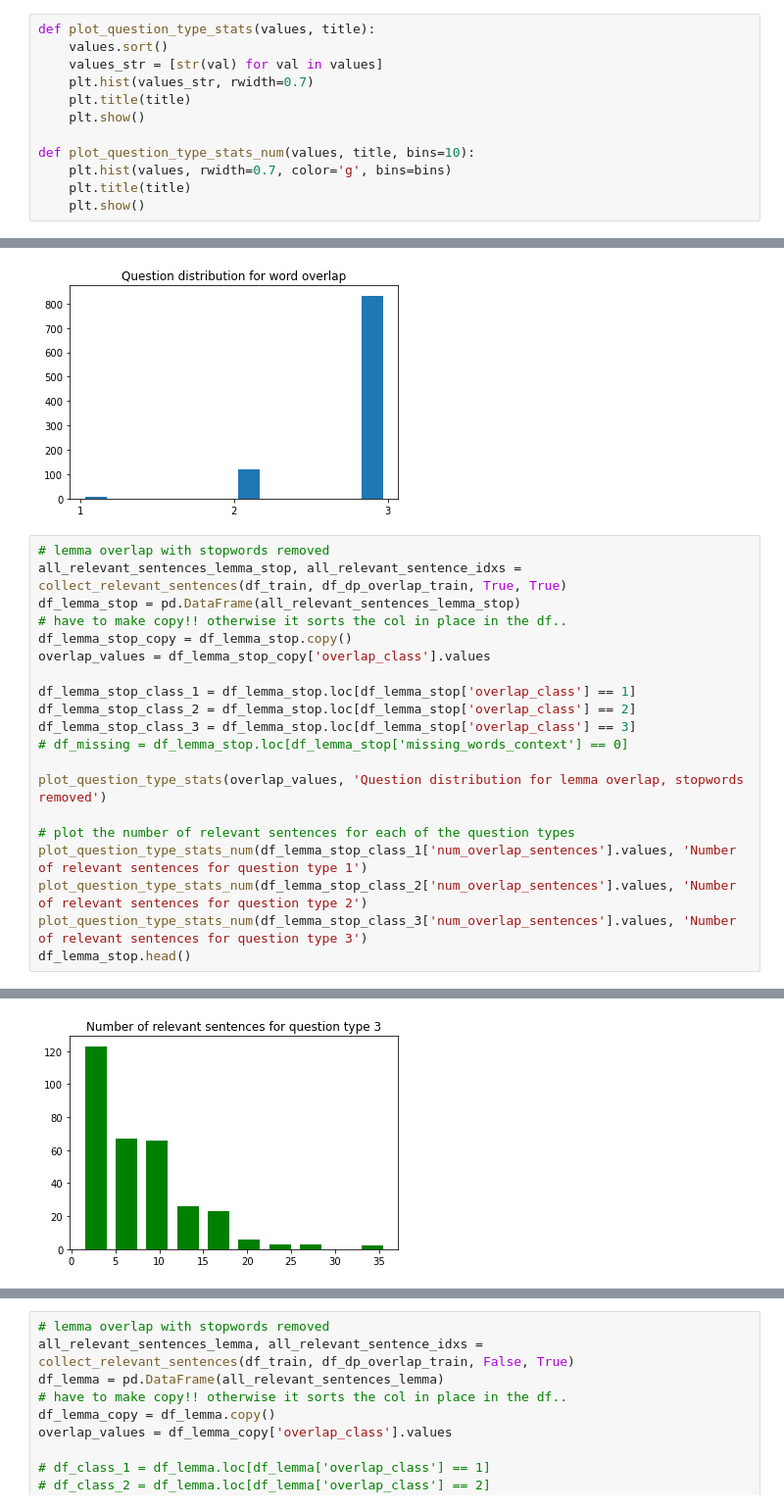
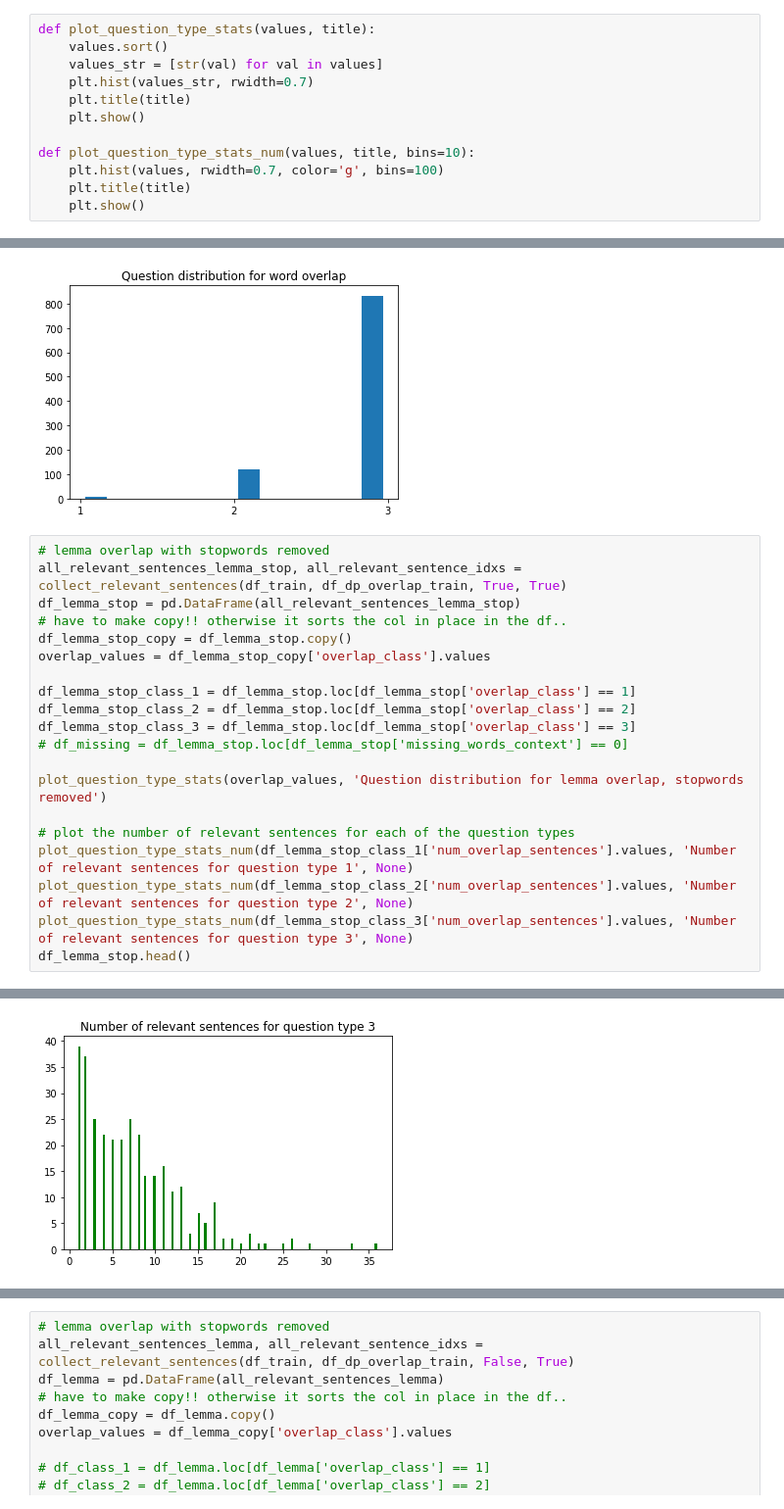
Before and after one commit to filippak/rc-answer-generation, a Jupyter notebook: data-analysis/relevant_sentences.ipynb, the cells around one changed output, grey strips where cells are left out. Shown at 98% size. Saved outputs shown, nothing was run; the diff lists cells and outputs as text.

```diff
--- a/data-analysis/relevant_sentences.ipynb
+++ b/data-analysis/relevant_sentences.ipynb
@@ -136,7 +136,7 @@ def plot_question_type_stats(values, title):
     plt.show()
 
 def plot_question_type_stats_num(values, title, bins=10):
-    plt.hist(values, rwidth=0.7, color='g', bins=bins)
+    plt.hist(values, rwidth=0.7, color='g', bins=100)
     plt.title(title)
     plt.show()
 # %%
@@ -184,9 +184,9 @@ df_lemma_stop_class_3 = df_lemma_stop.loc[df_lemma_stop['overlap_class'] == 3]
 plot_question_type_stats(overlap_values, 'Question distribution for lemma overlap, stopwords removed')
 
 # plot the number of relevant sentences for each of the question types
-plot_question_type_stats_num(df_lemma_stop_class_1['num_overlap_sentences'].values, 'Number of relevant sentences for question type 1')
-plot_question_type_stats_num(df_lemma_stop_class_2['num_overlap_sentences'].values, 'Number of relevant sentences for question type 2')
-plot_question_type_stats_num(df_lemma_stop_class_3['num_overlap_sentences'].values, 'Number of relevant sentences for question type 3')
+plot_question_type_stats_num(df_lemma_stop_class_1['num_overlap_sentences'].values, 'Number of relevant sentences for question type 1', None)
+plot_question_type_stats_num(df_lemma_stop_class_2['num_overlap_sentences'].values, 'Number of relevant sentences for question type 2', None)
+plot_question_type_stats_num(df_lemma_stop_class_3['num_overlap_sentences'].values, 'Number of relevant sentences for question type 3', None)
 df_lemma_stop.head()
 # %% [output]
 [figure]
@@ -195,4 +195,4 @@ df_lemma_stop.head()
-[figure, old version]
+[figure, new version]
 |  | context_stop_lemmas | sent_stop_lemmas | sent_original | q_stop_lemmas | q_original | overlap_class | ... |
 | 0 | [[visa, affär, konferensbesök], [... | [visum, tillstånd, resa, in, land... | [visum, är, ett, tillstånd, för, ... | [visum] | [vad, är, ett, visum] | 1 | ... |
 | 1 | [[egen, företag], [efter, beslut,... | [skola, hämta, beslut, ta, pass] | [när, du, ska, hämta, ditt, beslu... | [skola, ta, hämta, beslut] | [vad, ska, du, ta, med, när, du, ... | 1 | ... |
```
Also changed, not shown: parts of 7 cells of this notebook, 4 other files.
